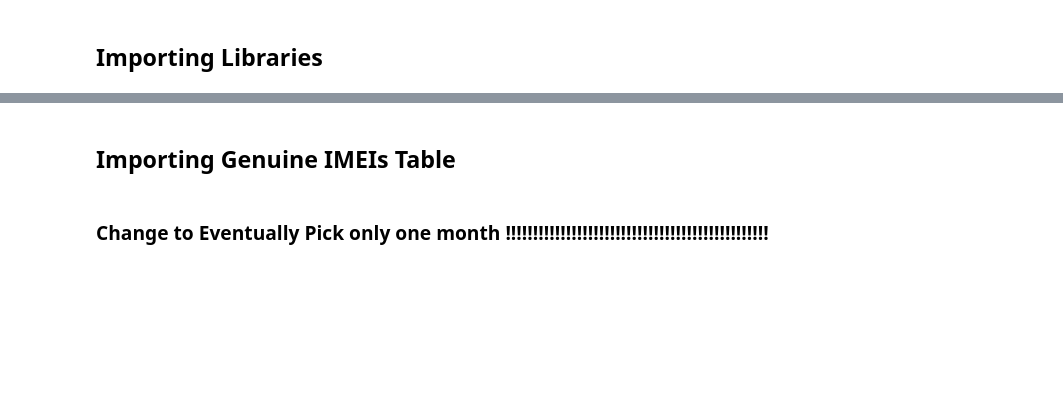
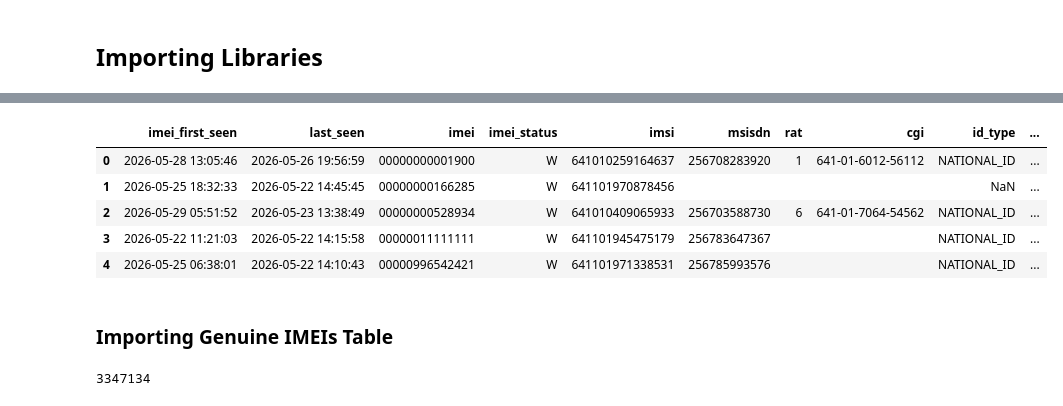
Before and after one commit to wmuheki/ceir_analytics, a Jupyter notebook: 1. etl_fake_clone_genuine.ipynb, the cells around one changed output, grey strips where cells are left out. Saved outputs shown, nothing was run; the diff lists cells and outputs as text; code cells hidden in the pictures; blank space fills up the shorter version.

```diff
--- a/1. etl_fake_clone_genuine.ipynb
+++ b/1. etl_fake_clone_genuine.ipynb
@@ -40,0 +149,9 @@ df_NID = df_NID.drop(columns=['surname', 'first_name'])
+# %%
+mcc_lu = pd.read_csv(MCC_CSV, dtype=str)
+
+mcc_lu = mcc_lu.rename(columns={"MCC": "mcc", "Country": "country"})
+mcc_lu["mcc"] = mcc_lu["mcc"].astype("string").str.strip()
+mcc_lu["country"] = mcc_lu["country"].astype("string").str.strip()
+mcc_lu = mcc_lu.drop_duplicates(subset=["mcc"])
+
+mcc_lu.head()
@@ -93,19 +198,0 @@ gsma_df.head()
-# %%
-# Connect to ClickHouse with resource limits
-client = clickhouse_connect.get_client(
-    host='192.168.1.95',
-    port=8123,
-    username='default',
-    password='',
-    database='ceir_gold',
-    settings={
-        'max_memory_usage': 2000000000,  # 2GB max
-        'max_threads': 2,
-        'priority': 5
-    }
-)
-
-# Step 1: Fetch data from the imeis_fake table
-fake_query = f"SELECT * FROM imeis_fake_v {IMEI_DATE_FILTER}"
-
-fake_df = client.query_df(fake_query)
@@ -202,0 +204,4 @@ fake_df["country"] = fake_df["country"].fillna("UNKNOWN")
+# %%
+fake_query = f"SELECT * FROM ceir_gold.imeis_fake_v {date_filter('imei_first_seen')}"
+fake_df = client.query_df(fake_query)
+len(fake_df)
@@ -205,4 +223,16 @@ fake_df.head()
+# %%
+# Enrich: KYC coalesce -> MNO from IMSI where missing -> country from MCC
+fake_df = attach_kyc(fake_df, df_NID, df)
+fake_df = fill_mno_from_imsi(fake_df)
+fake_df = add_country(fake_df, mcc_lu)
+# %%
+fake_df.head()
+# %% [output]
+|  | imei_first_seen | last_seen | imei | imei_status | imsi | msisdn | rat | cgi | id_type | ... |
+| 0 | 2026-05-28 13:05:46 | 2026-05-26 19:56:59 | 00000000001900 | W | 641010259164637 | 256708283920 | 1 | 641-01-6012-56112 | NATIONAL_ID | ... |
+| 1 | 2026-05-25 18:32:33 | 2026-05-22 14:45:45 | 00000000166285 | W | 641101970878456 |  |  |  | NaN | ... |
+| 2 | 2026-05-29 05:51:52 | 2026-05-23 13:38:49 | 00000000528934 | W | 641010409065933 | 256703588730 | 6 | 641-01-7064-54562 | NATIONAL_ID | ... |
+| 3 | 2026-05-22 11:21:03 | 2026-05-22 14:15:58 | 00000011111111 | W | 641101945475179 | 256783647367 |  |  | NATIONAL_ID | ... |
+| 4 | 2026-05-25 06:38:01 | 2026-05-22 14:10:43 | 00000996542421 | W | 641101971338531 | 256785993576 |  |  | NATIONAL_ID | ... |
 # %% [markdown]
-## Importing Genuine IMEIs Table
+### Importing Genuine IMEIs Table
-# %% [markdown]
-### Change to Eventually Pick only one month !!!!!!!!!!!!!!!!!!!!!!!!!!!!!!!!!!!!!!!!!!!!!!!!
@@ -230 +239,7 @@ len(genuine_df)
+# %%
+genuine_query = f"SELECT * FROM ceir_gold.imeis_genuine_v {date_filter('imei_first_seen')}"
+genuine_df = client.query_df(genuine_query)
+len(genuine_df)
+# %% [output]
+3347134
 # %%
```
Also changed, not shown: parts of 53 cells of this notebook, 1 other file.
